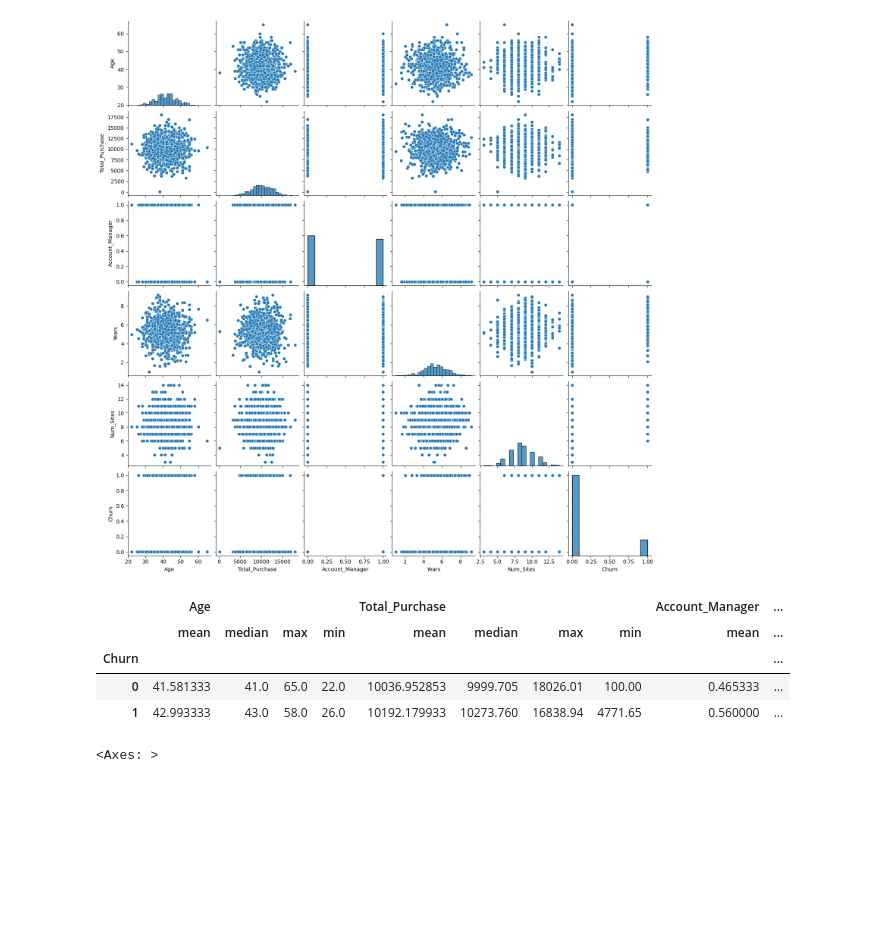
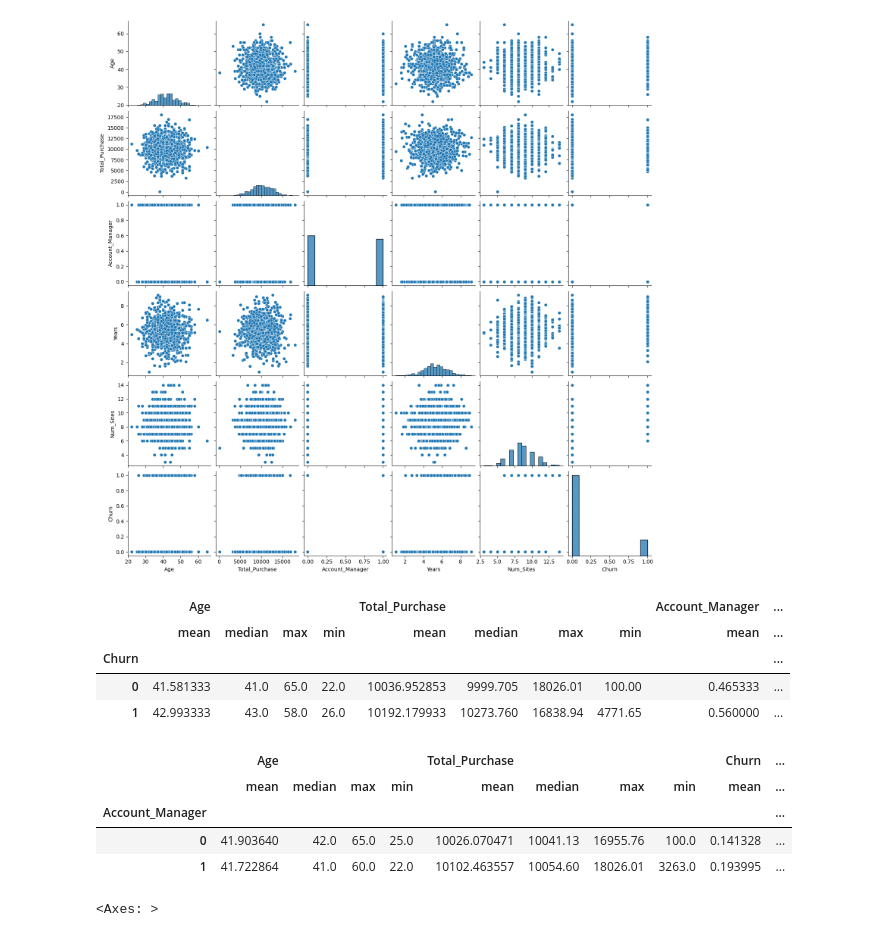
Before and after one commit to choeyunbeom/test-repo, a Jupyter notebook: 16.분류_문제.ipynb, the cells around one changed output. Drawn from its saved outputs; the diff is of its cells as text; code cells hidden in the pictures; blank space fills up the shorter version.

```diff
--- a/16.분류_문제.ipynb
+++ b/16.분류_문제.ipynb
@@ -117,6 +117,15 @@ df.groupby('Churn')[['Age', 'Total_Purchase', 'Account_Manager', 'Years',
 | Churn |  |  |  |  |  |  |  |  |  | ... |
 | 0 | 41.581333 | 41.0 | 65.0 | 22.0 | 10036.952853 | 9999.705 | 18026.01 | 100.00 | 0.465333 | ... |
 | 1 | 42.993333 | 43.0 | 58.0 | 26.0 | 10192.179933 | 10273.760 | 16838.94 | 4771.65 | 0.560000 | ... |
+# %%
+df.groupby('Account_Manager')[['Age', 'Total_Purchase', 'Churn', 'Years',
+       'Num_Sites']].agg(["mean", "median", "max", "min"])
+# %% [output]
+|  | Age |  |  |  | Total_Purchase |  |  |  | Churn | ... |
+|  | mean | median | max | min | mean | median | max | min | mean | ... |
+| Account_Manager |  |  |  |  |  |  |  |  |  | ... |
+| 0 | 41.903640 | 42.0 | 65.0 | 25.0 | 10026.070471 | 10041.13 | 16955.76 | 100.0 | 0.141328 | ... |
+| 1 | 41.722864 | 41.0 | 60.0 | 22.0 | 10102.463557 | 10054.60 | 18026.01 | 3263.0 | 0.193995 | ... |
 # %%
 corr = df[['Age', 'Total_Purchase', 'Account_Manager', 'Years',
        'Num_Sites', 'Churn']].corr()
```
Also changed, not shown: parts of 22 cells of this notebook.
